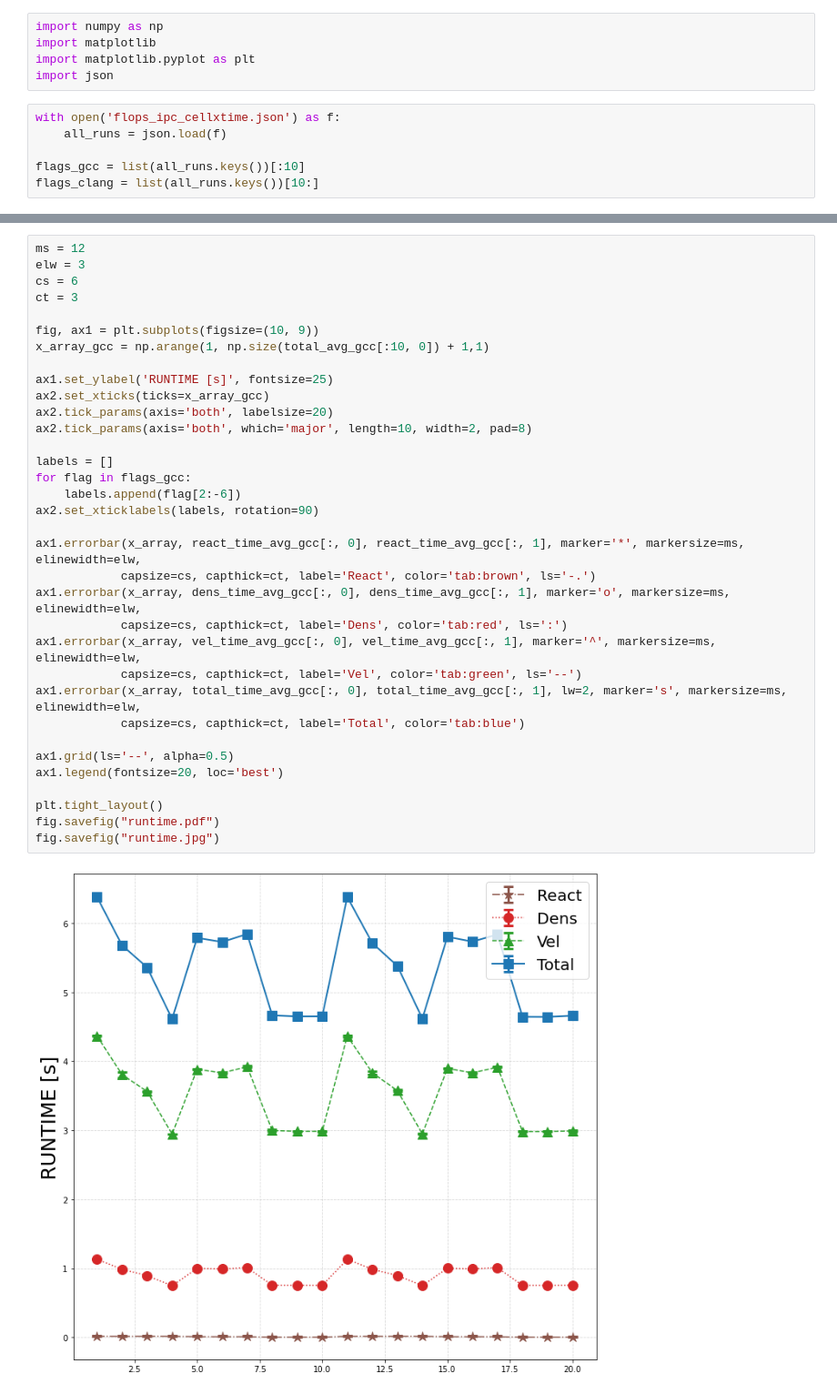
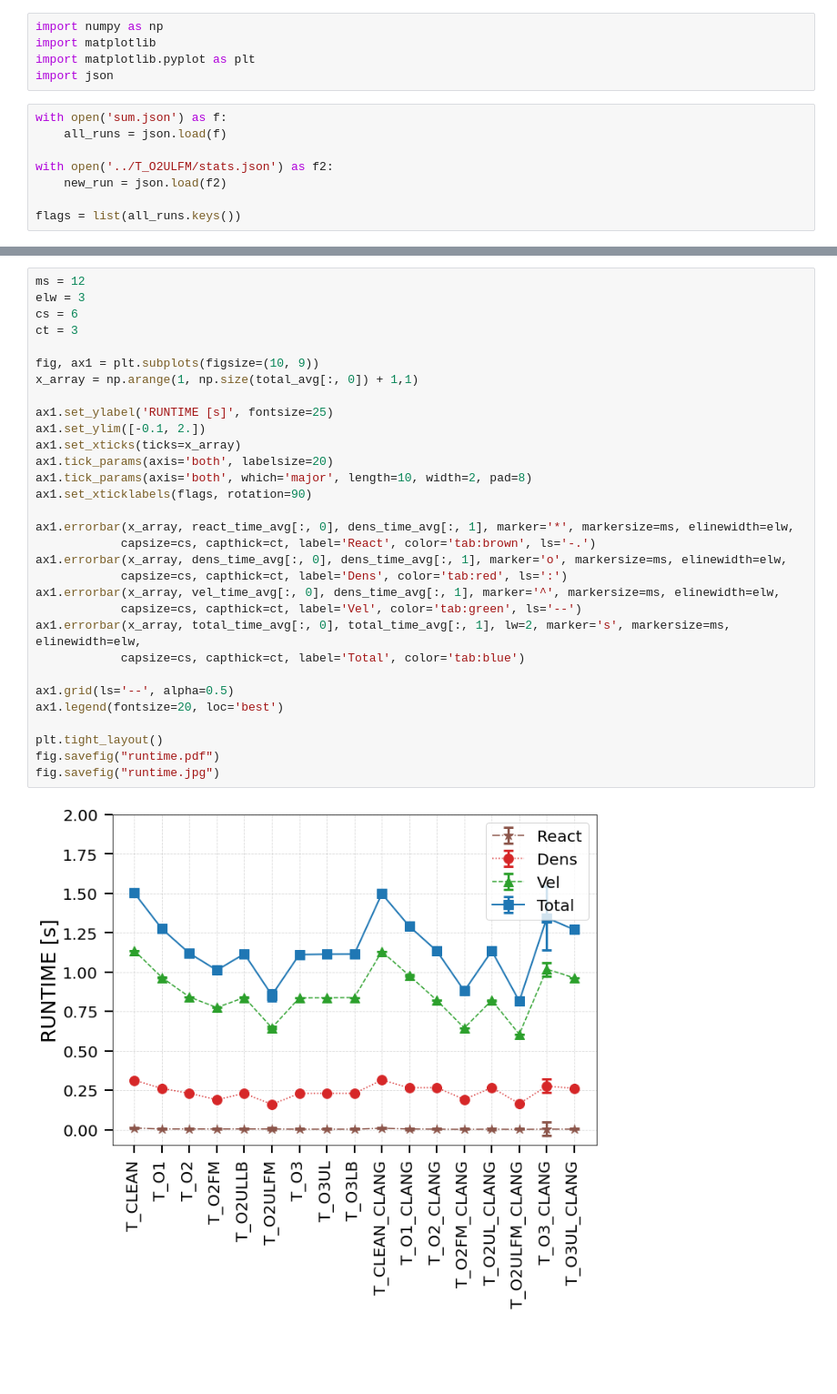
Before and after one commit to eduardomgutierrez/navier-stokes, a Jupyter notebook: outputs/plotting.ipynb, the cells around one changed output, grey strips where cells are left out. Shown: that part at 91% size. Drawn from its saved outputs; the diff is of its cells as text; blank space fills up the shorter version.

Commit message:
Revert "plotting"
This reverts commit 5e974a4e298b3572755c2d0b3a0c505fd6f30995.

```diff
--- a/outputs/plotting.ipynb
+++ b/outputs/plotting.ipynb
@@ -4,11 +4,13 @@ import matplotlib
 import matplotlib.pyplot as plt
 import json
 # %%
-with open('flops_ipc_cellxtime.json') as f:
+with open('sum.json') as f:
     all_runs = json.load(f)
 
-flags_gcc = list(all_runs.keys())[:10]
-flags_clang = list(all_runs.keys())[10:]
+with open('../T_O2ULFM/stats.json') as f2:
+    new_run = json.load(f2)
+
+flags = list(all_runs.keys())
 # %%
 react_avg = []
 dens_avg = []
@@ -444,36 +168,33 @@ fig.savefig("GCCvsCLANG_GFLOPS_disc.jpg")
 # %%
 ms = 12
 elw = 3
 cs = 6
 ct = 3
 
 fig, ax1 = plt.subplots(figsize=(10, 9))
-x_array_gcc = np.arange(1, np.size(total_avg_gcc[:10, 0]) + 1,1)
+x_array = np.arange(1, np.size(total_avg[:, 0]) + 1,1)
 
 ax1.set_ylabel('RUNTIME [s]', fontsize=25)
-ax2.set_xticks(ticks=x_array_gcc)
-ax2.tick_params(axis='both', labelsize=20)
-ax2.tick_params(axis='both', which='major', length=10, width=2, pad=8)
+ax1.set_ylim([-0.1, 2.])
+ax1.set_xticks(ticks=x_array)
+ax1.tick_params(axis='both', labelsize=20)
+ax1.tick_params(axis='both', which='major', length=10, width=2, pad=8)
+ax1.set_xticklabels(flags, rotation=90)
 
-labels = []
-for flag in flags_gcc:
-    labels.append(flag[2:-6])
-ax2.set_xticklabels(labels, rotation=90)
-
-ax1.errorbar(x_array, react_time_avg_gcc[:, 0], react_time_avg_gcc[:, 1], marker='*', markersize=ms, elinewidth=elw,
+ax1.errorbar(x_array, react_time_avg[:, 0], dens_time_avg[:, 1], marker='*', markersize=ms, elinewidth=elw,
             capsize=cs, capthick=ct, label='React', color='tab:brown', ls='-.')
-ax1.errorbar(x_array, dens_time_avg_gcc[:, 0], dens_time_avg_gcc[:, 1], marker='o', markersize=ms, elinewidth=elw,
+ax1.errorbar(x_array, dens_time_avg[:, 0], dens_time_avg[:, 1], marker='o', markersize=ms, elinewidth=elw,
             capsize=cs, capthick=ct, label='Dens', color='tab:red', ls=':')
-ax1.errorbar(x_array, vel_time_avg_gcc[:, 0], vel_time_avg_gcc[:, 1], marker='^', markersize=ms, elinewidth=elw,
+ax1.errorbar(x_array, vel_time_avg[:, 0], dens_time_avg[:, 1], marker='^', markersize=ms, elinewidth=elw,
             capsize=cs, capthick=ct, label='Vel', color='tab:green', ls='--')
-ax1.errorbar(x_array, total_time_avg_gcc[:, 0], total_time_avg_gcc[:, 1], lw=2, marker='s', markersize=ms, elinewidth=elw,
+ax1.errorbar(x_array, total_time_avg[:, 0], total_time_avg[:, 1], lw=2, marker='s', markersize=ms, elinewidth=elw,
             capsize=cs, capthick=ct, label='Total', color='tab:blue')
 
 ax1.grid(ls='--', alpha=0.5)
 ax1.legend(fontsize=20, loc='best')
 
 plt.tight_layout()
 fig.savefig("runtime.pdf")
 fig.savefig("runtime.jpg")
 # %% [output]
-[figure, old version]
+[figure, new version]
```
Also changed, not shown: parts of 6 cells of this notebook, 1 other file.
